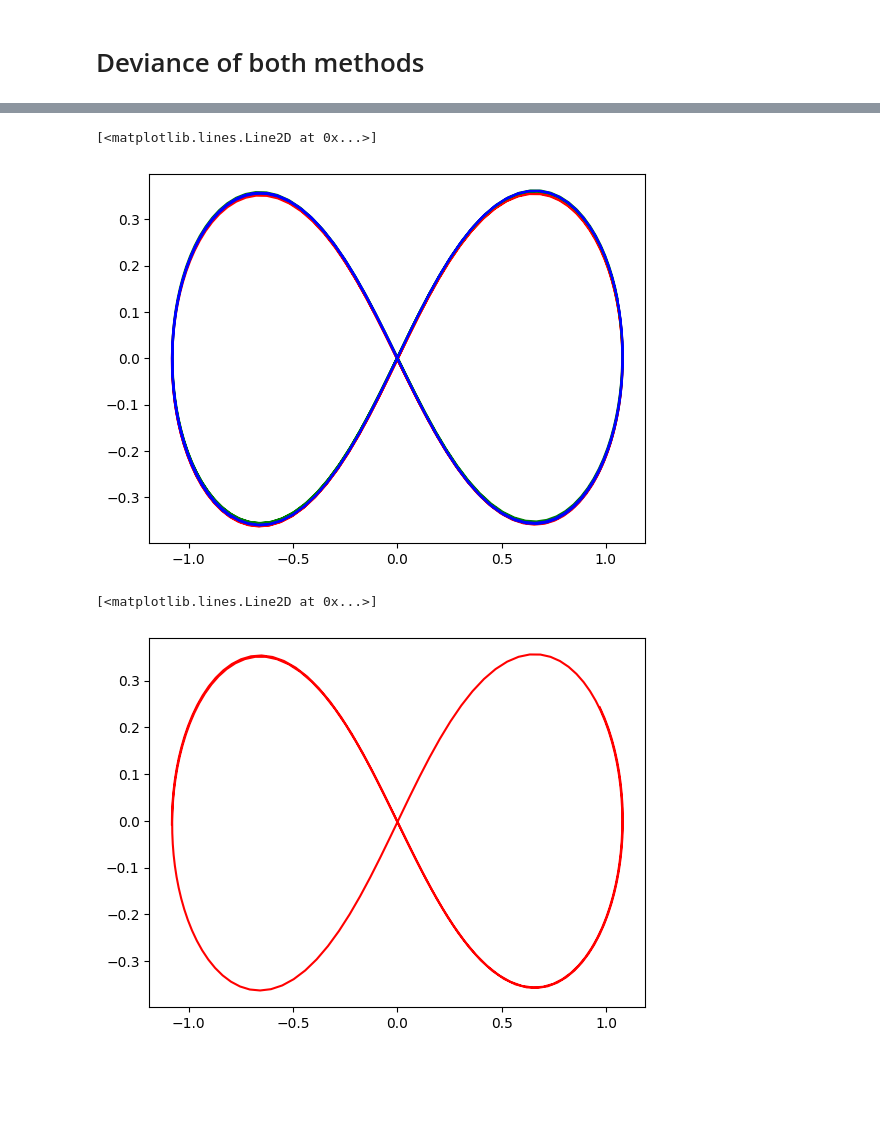
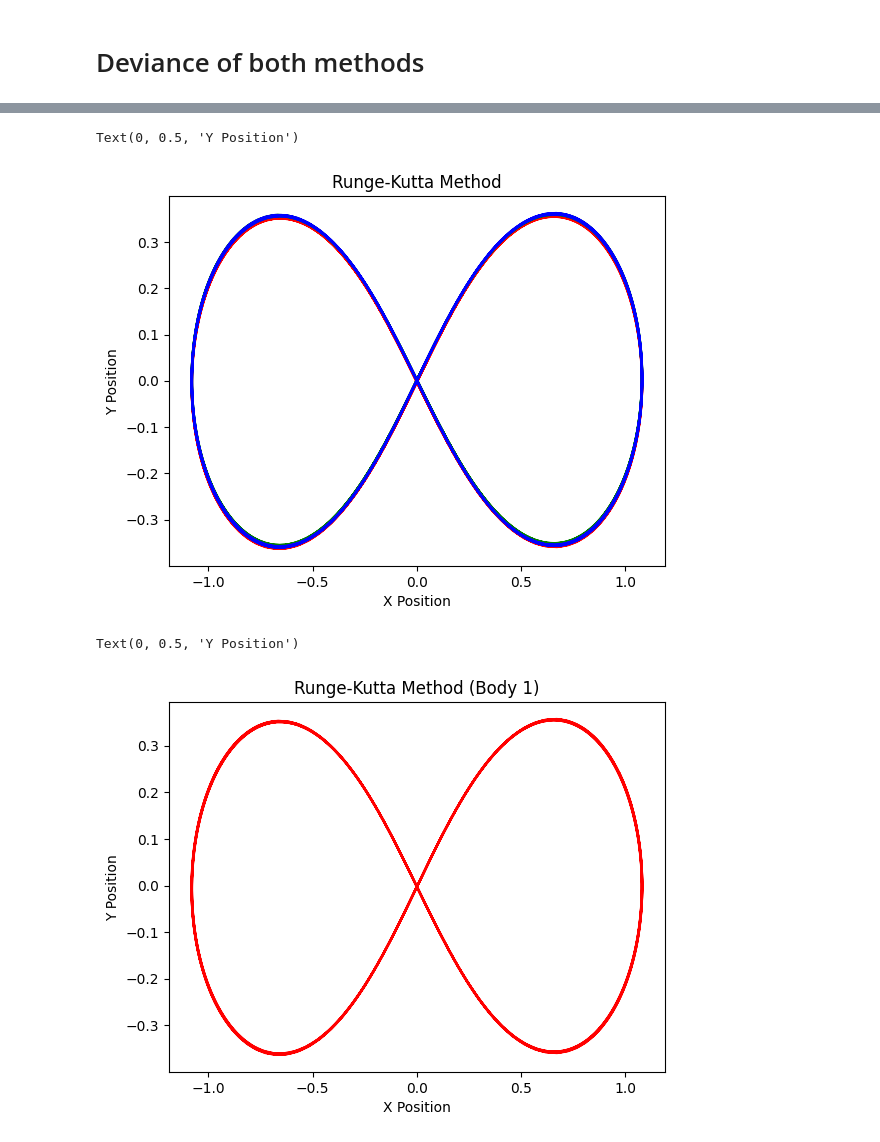
Before and after one commit to nowitskevin/CMSE202FinalProject, a Jupyter notebook: Value_Deviance.ipynb, the cells around one changed output, grey strips where cells are left out. Saved outputs shown, nothing was run; the diff lists cells and outputs as text; code cells hidden in the pictures; blank space fills up the shorter version.

```diff
--- a/Value_Deviance.ipynb
+++ b/Value_Deviance.ipynb
@@ -367,13 +166,19 @@ plt.plot(e3[0:,0],e3[0:,1], color = "b")
 # %%
 plt.plot(rk1[0:,0],rk1[0:,1], color = "r")
 plt.plot(rk2[0:,0],rk2[0:,1], color = "g")
 plt.plot(rk3[0:,0],rk3[0:,1], color = "b")
+plt.title("Runge-Kutta Method")
+plt.xlabel("X Position")
+plt.ylabel("Y Position")
 # %% [output]
-[<matplotlib.lines.Line2D at 0x...>]
+Text(0, 0.5, 'Y Position')
-[figure, old version]
+[figure, new version]
 # %%
 plt.plot(rk1[0:,0],rk1[0:,1], color = "r")
+plt.title("Runge-Kutta Method (Body 1)")
+plt.xlabel("X Position")
+plt.ylabel("Y Position")
 # %% [output]
-[<matplotlib.lines.Line2D at 0x...>]
+Text(0, 0.5, 'Y Position')
-[figure, old version]
+[figure, new version]
 # %%
```
Also changed, not shown: parts of 26 cells of this notebook.
